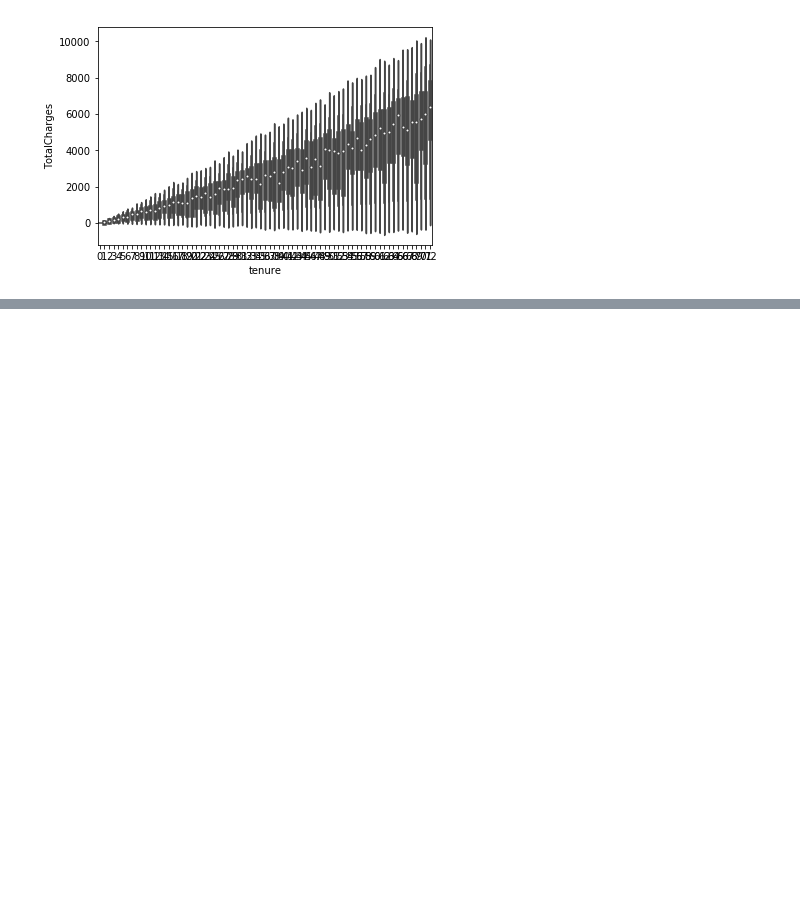
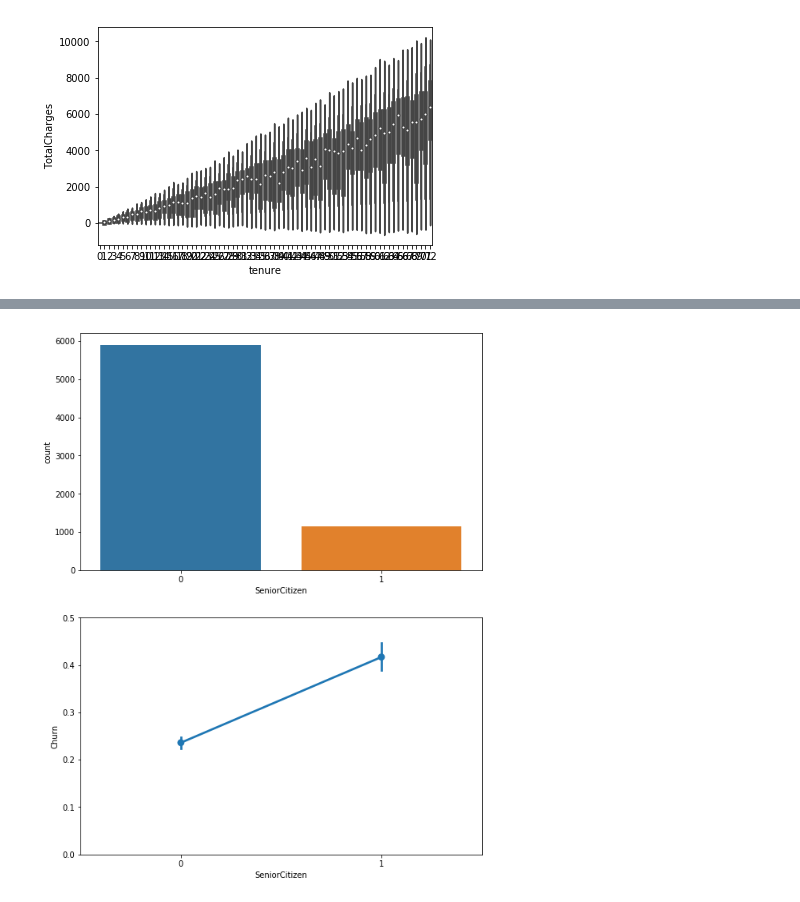
Before and after one commit to unicorn-io/eda-taskphase-vishesh, a Jupyter notebook: Telco_Churn.ipynb, the cells around one changed output, grey strips where cells are left out. Saved outputs shown, nothing was run; the diff lists cells and outputs as text; code cells hidden in the pictures; blank space fills up the shorter version.

```diff
--- a/Telco_Churn.ipynb
+++ b/Telco_Churn.ipynb
@@ -223,0 +252,5 @@ plt.show()
+# %%
+plot_categorical_column('SeniorCitizen')
+#The churn probablity of senior citizens is quite high as expected.
+# %% [output]
+[figure, added]
```
Also changed, not shown: parts of 6 cells of this notebook.
